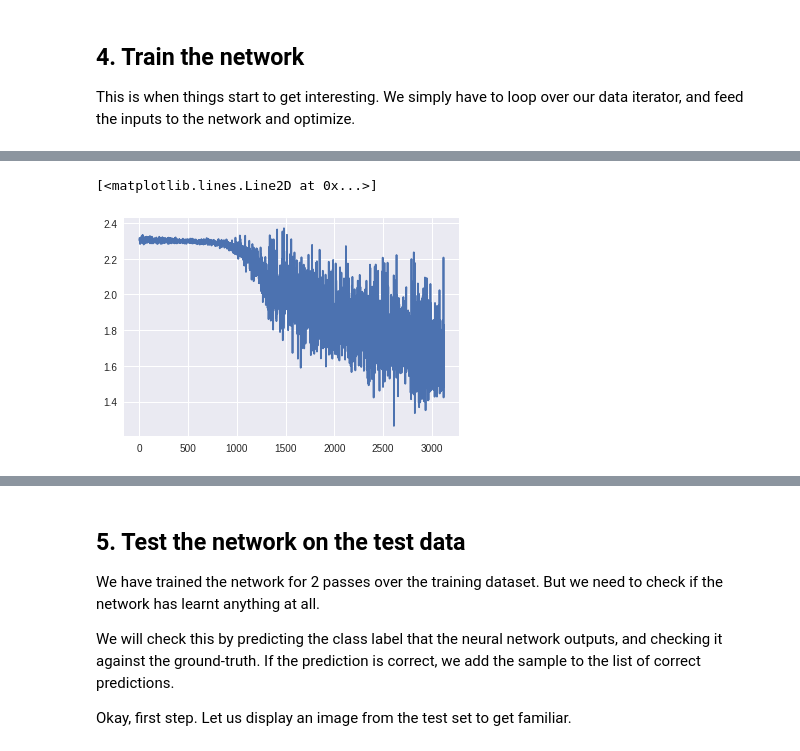
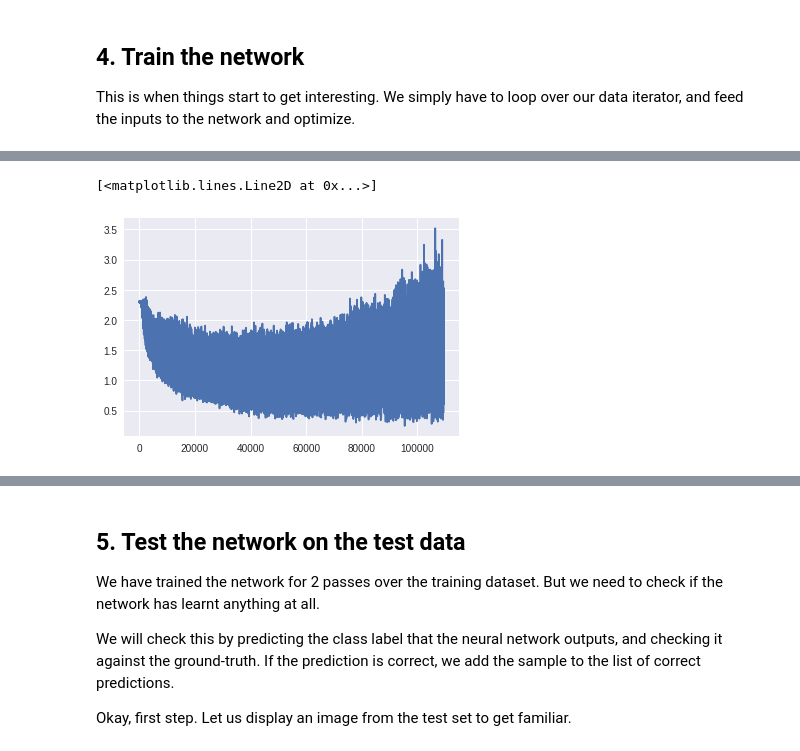
Before and after one commit to fborrasumh/intro, a Jupyter notebook: 8-EarlyStopping/EarlyStopping.ipynb, the cells around one changed output, grey strips where cells are left out. Saved outputs shown, nothing was run; the diff lists cells and outputs as text; code cells hidden in the pictures.

```diff
--- a/8-EarlyStopping/EarlyStopping.ipynb
+++ b/8-EarlyStopping/EarlyStopping.ipynb
@@ -226,7 +226,7 @@ for epoch in range(50):  # loop over the dataset multiple times
         # print statistics
         running_loss += loss.item()
         batch_errors.append(loss.item())
-        if i % 200 == 199:    # print every 2000 mini-batches
+        if i % 200 == 199:    # print every 200 mini-batches
 
           with torch.no_grad():
             for data in devloader:
@@ -237,7 +237,7 @@ for epoch in range(50):  # loop over the dataset multiple times
               dev_losses.append(dev_loss.item())
 
             print('[%d, %5d] loss: %.3f' %
-                  (epoch + 1, i + 1, running_loss / 2000))
+                  (epoch + 1, i + 1, running_loss / 200))
             print(dev_loss.item())
             running_losses.append(running_loss)
             running_loss = 0.0
@@ -255,5 +264,5 @@ print('Finished Training')
 # %%
-plt.plot(batch_errors)
+plt.plot(dev_losses)
 # %% [output]
 [<matplotlib.lines.Line2D at 0x...>]
-[figure, old version]
+[figure, new version]
```
Also changed, not shown: parts of 2 cells of this notebook.
